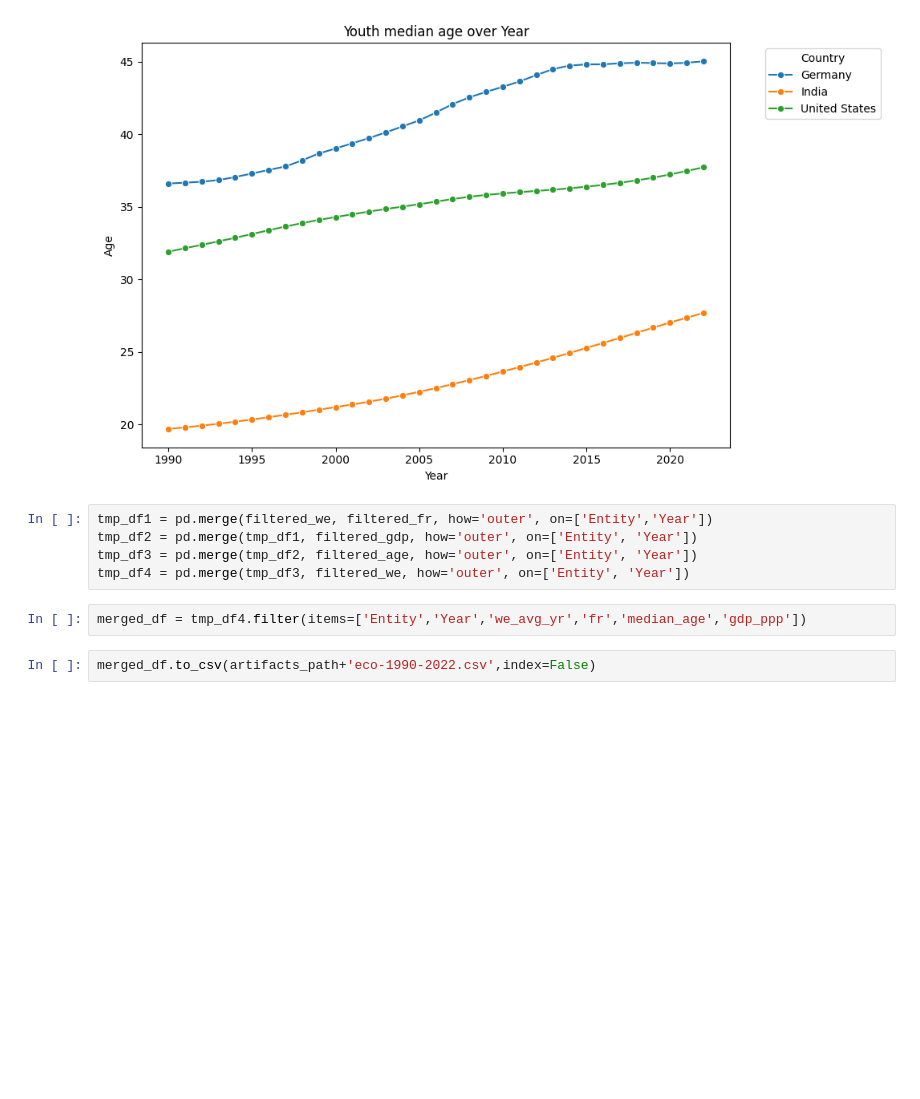
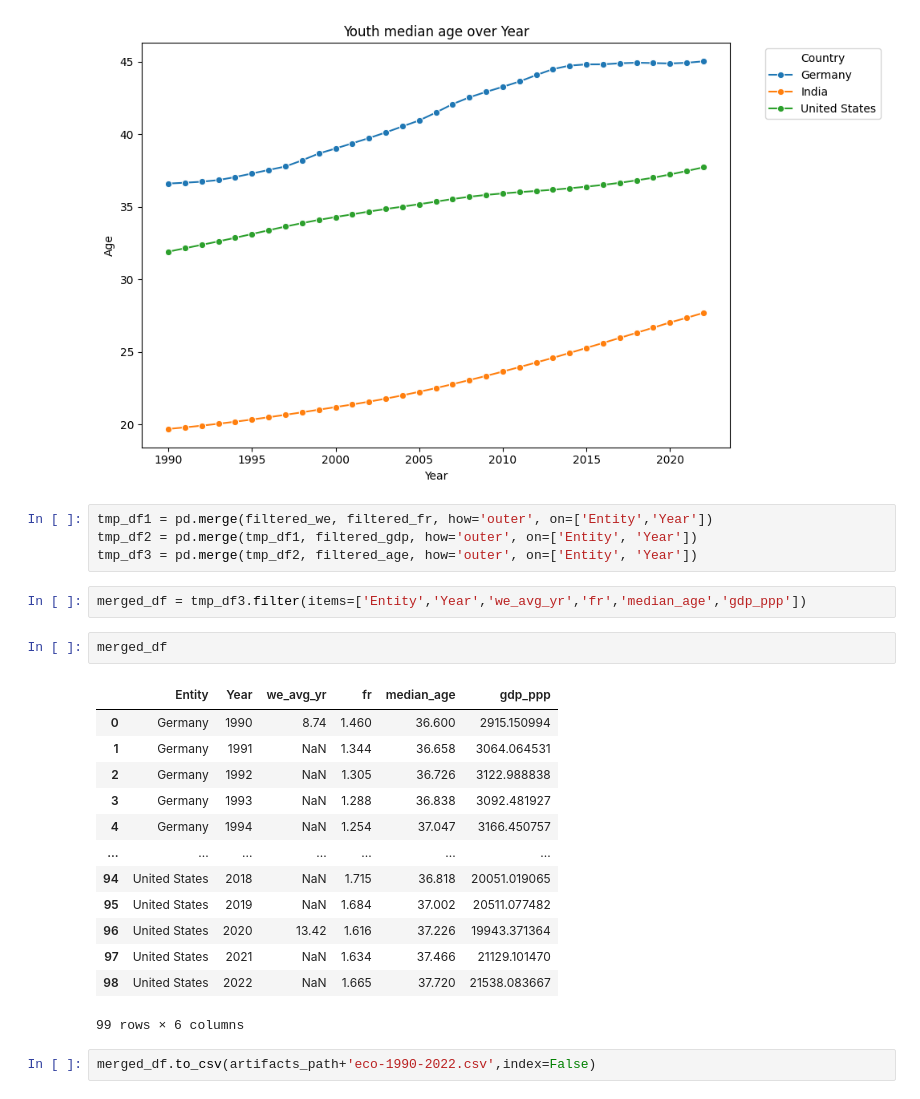
Before and after one commit to sathyaNEU/eco-gdp-predictor, a Jupyter notebook: notebook/eda/dataprep.ipynb, the cells around one changed output. Saved outputs shown, nothing was run; the diff lists cells and outputs as text; blank space fills up the shorter version.

```diff
--- a/notebook/eda/dataprep.ipynb
+++ b/notebook/eda/dataprep.ipynb
@@ -174,8 +174,23 @@ plt.show()
 tmp_df1 = pd.merge(filtered_we, filtered_fr, how='outer', on=['Entity','Year'])
 tmp_df2 = pd.merge(tmp_df1, filtered_gdp, how='outer', on=['Entity', 'Year'])
 tmp_df3 = pd.merge(tmp_df2, filtered_age, how='outer', on=['Entity', 'Year'])
-tmp_df4 = pd.merge(tmp_df3, filtered_we, how='outer', on=['Entity', 'Year'])
 # %%
-merged_df = tmp_df4.filter(items=['Entity','Year','we_avg_yr','fr','median_age','gdp_ppp'])
+merged_df = tmp_df3.filter(items=['Entity','Year','we_avg_yr','fr','median_age','gdp_ppp'])
+# %%
+merged_df
+# %% [output]
+|  | Entity | Year | we_avg_yr | fr | median_age | gdp_ppp |
+| 0 | Germany | 1990 | 8.74 | 1.460 | 36.600 | 2915.150994 |
+| 1 | Germany | 1991 | NaN | 1.344 | 36.658 | 3064.064531 |
+| 2 | Germany | 1992 | NaN | 1.305 | 36.726 | 3122.988838 |
+| 3 | Germany | 1993 | NaN | 1.288 | 36.838 | 3092.481927 |
+| 4 | Germany | 1994 | NaN | 1.254 | 37.047 | 3166.450757 |
+| ... | ... | ... | ... | ... | ... | ... |
+| 94 | United States | 2018 | NaN | 1.715 | 36.818 | 20051.019065 |
+| 95 | United States | 2019 | NaN | 1.684 | 37.002 | 20511.077482 |
+| 96 | United States | 2020 | 13.42 | 1.616 | 37.226 | 19943.371364 |
+| 97 | United States | 2021 | NaN | 1.634 | 37.466 | 21129.101470 |
+| 98 | United States | 2022 | NaN | 1.665 | 37.720 | 21538.083667 |
+99 rows × 6 columns
 # %%
 merged_df.to_csv(artifacts_path+'eco-1990-2022.csv',index=False)
```
Also changed, not shown: 2 other files.
